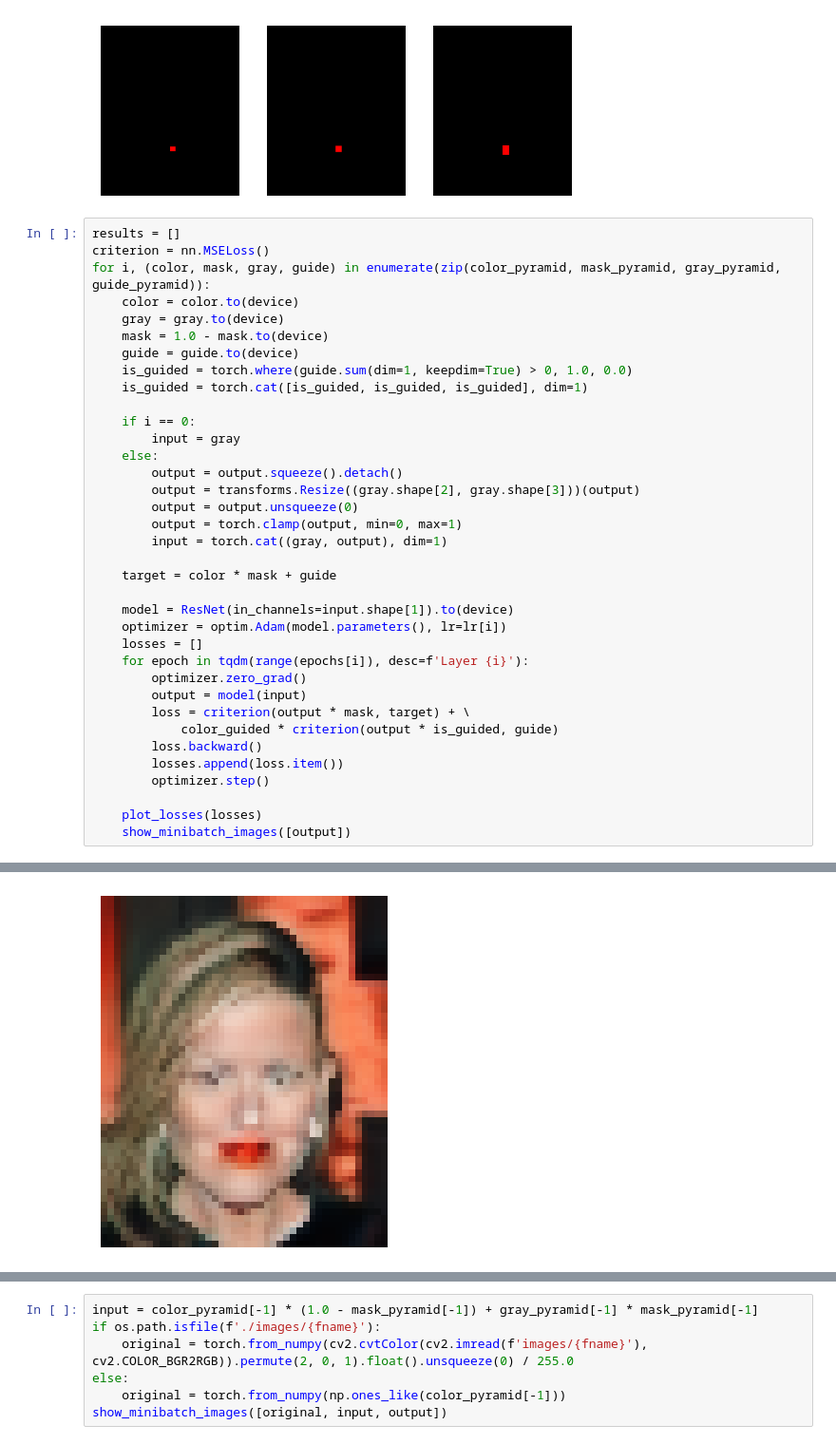
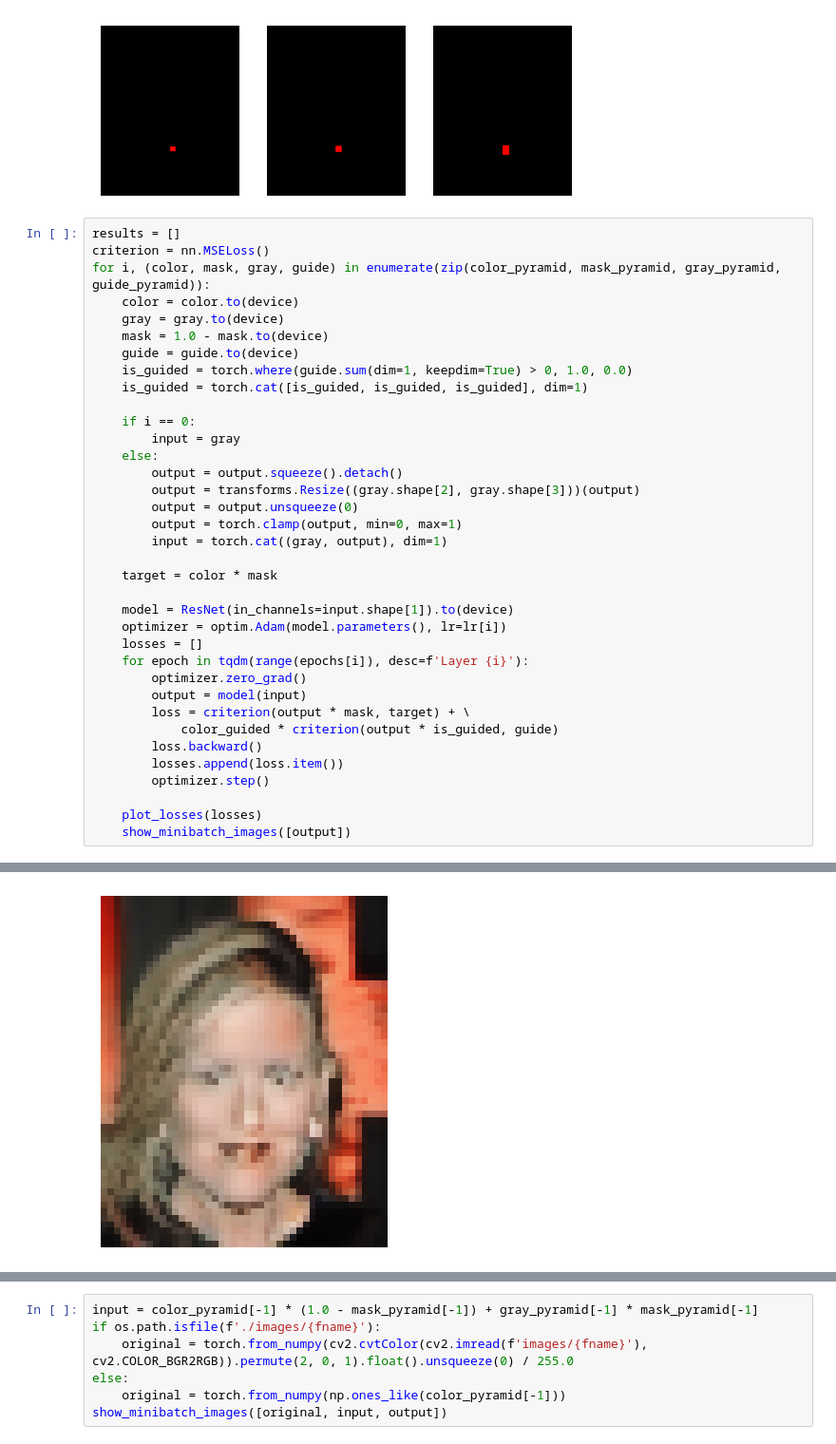
Before and after one commit to tinwech/EII-pytorch, a Jupyter notebook: main.ipynb, the cells around one changed output, grey strips where cells are left out. Shown at 95% size. Cells and saved outputs as stored; diff of their text form.

Commit message:
fix: remove color guide in target

```diff
--- a/main.ipynb
+++ b/main.ipynb
@@ -150,7 +150,7 @@ for i, (color, mask, gray, guide) in enumerate(zip(color_pyramid, mask_pyramid,
         output = torch.clamp(output, min=0, max=1)
         input = torch.cat((gray, output), dim=1)
 
-    target = color * mask + guide
+    target = color * mask
 
     model = ResNet(in_channels=input.shape[1]).to(device)
     optimizer = optim.Adam(model.parameters(), lr=lr[i])
@@ -171 +171 @@ for i, (color, mask, gray, guide) in enumerate(zip(color_pyramid, mask_pyramid,
-[figure, old version]
+[figure, new version]
```
Also changed, not shown: parts of 1 cell of this notebook.
